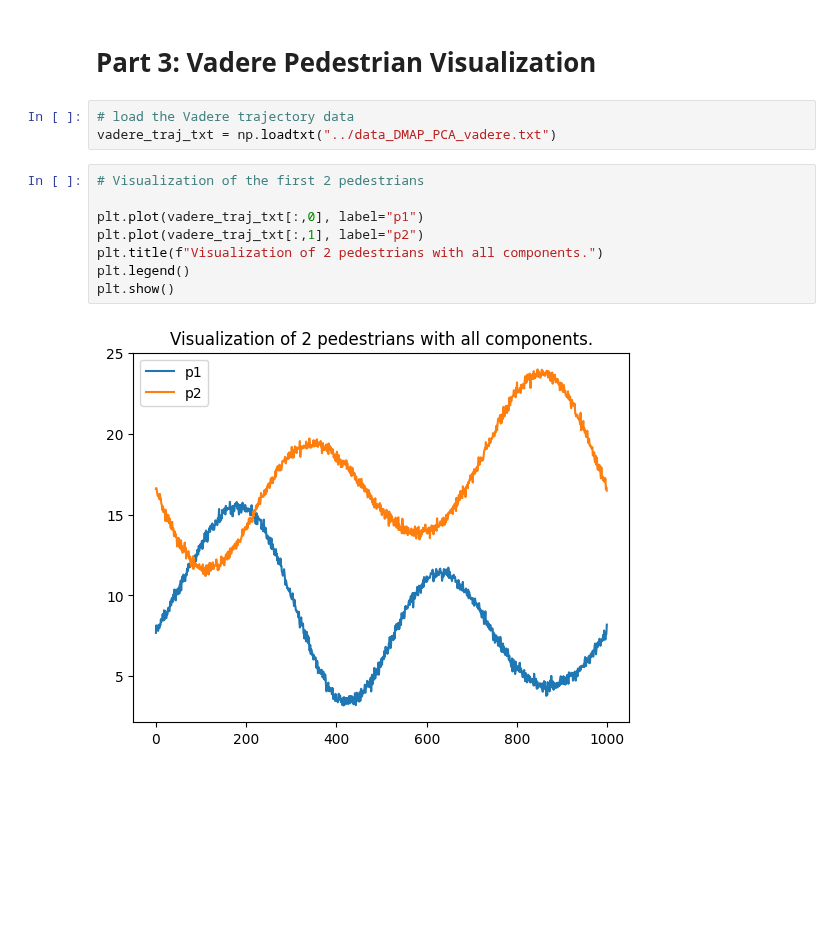
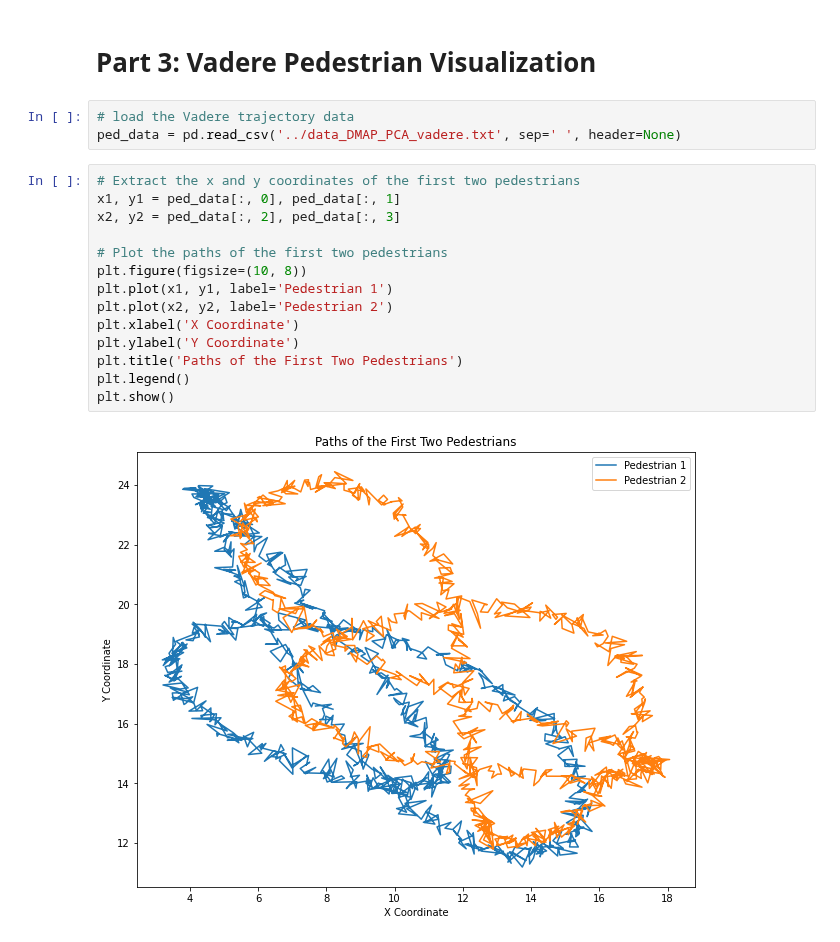
Before and after one commit to parimsuka/crowd-modeling-and-simulation, a Jupyter notebook: exercise3/src/pca_showcase.ipynb, the cells around one changed output. Cells and saved outputs as stored; diff of their text form; blank space fills up the shorter version.

```diff
--- a/exercise3/src/pca_showcase.ipynb
+++ b/exercise3/src/pca_showcase.ipynb
@@ -102,17 +103,23 @@ Visualization with 10 components:
 # Part 3: Vadere Pedestrian Visualization
 # %%
 # load the Vadere trajectory data
-vadere_traj_txt = np.loadtxt("../data_DMAP_PCA_vadere.txt")
+ped_data = pd.read_csv('../data_DMAP_PCA_vadere.txt', sep=' ', header=None)
-# %%
-# Visualization of the first 2 pedestrians
-
-plt.plot(vadere_traj_txt[:,0], label="p1")
-plt.plot(vadere_traj_txt[:,1], label="p2")
-plt.title(f"Visualization of 2 pedestrians with all components.")
-plt.legend()
-plt.show()
-# %% [output]
-[figure, removed]
+# %%
+# Extract the x and y coordinates of the first two pedestrians
+x1, y1 = ped_data[:, 0], ped_data[:, 1]
+x2, y2 = ped_data[:, 2], ped_data[:, 3]
+
+# Plot the paths of the first two pedestrians
+plt.figure(figsize=(10, 8))
+plt.plot(x1, y1, label='Pedestrian 1')
+plt.plot(x2, y2, label='Pedestrian 2')
+plt.xlabel('X Coordinate')
+plt.ylabel('Y Coordinate')
+plt.title('Paths of the First Two Pedestrians')
+plt.legend()
+plt.show()
+# %% [output]
+[figure, added]
 # %%
 # Project 30-dimensional data points to first 2 principal components
 component_number = 2
```
Also changed, not shown: parts of 9 cells of this notebook.
